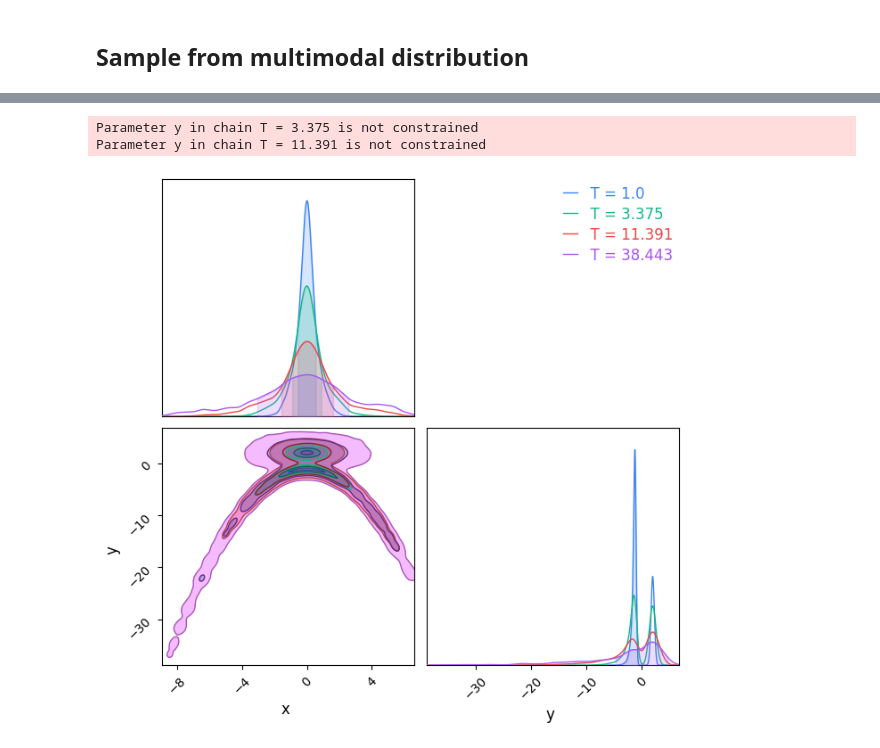
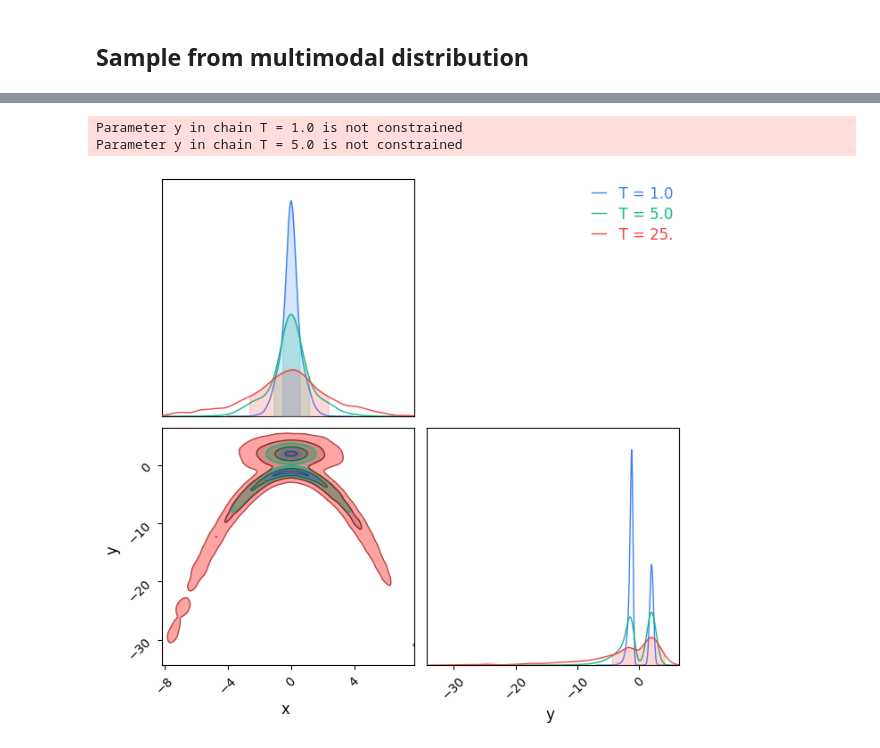
Before and after one commit to aiden-g12321/miscMCMC, a Jupyter notebook: samplers/pt_test.ipynb, the cells around one changed output, grey strips where cells are left out. Saved outputs shown, nothing was run; the diff lists cells and outputs as text; code cells hidden in the pictures.

```diff
--- a/samplers/pt_test.ipynb
+++ b/samplers/pt_test.ipynb
@@ -192,16 +192,16 @@ DE = [0.202 0.229 0.26  0.292 0.324 0.342 0.377 0.411 0.436 0.467]
 PT = [1. 1. 1. 1. 1. 1. 1. 1. 1. 0.]
 # %%
 # plot multimodal distribution (at multiple temperatures)
-chain_ndxs_to_plot = np.r_[:num_chains][::3]
+chain_ndxs_to_plot = np.r_[:num_chains][::4]
 burnin = num_samples // 10
 dfs = [pd.DataFrame(samples[ndx, burnin::10], columns=['x','y'])
        for ndx in chain_ndxs_to_plot]
 temps = [temperature_ladder[ndx] for ndx in chain_ndxs_to_plot]
 c = ChainConsumer()
 for ii, (df, temp) in enumerate(zip(dfs, temps)):
-    c.add_chain(Chain(samples=df, name=f'T = {np.round(temp, 3)}'))
+    c.add_chain(Chain(samples=df, name=f'T = {str(temp)[:3]}'))
 fig = c.plotter.plot()
 # %% [output]
-Parameter y in chain T = 3.375 is not constrained
-Parameter y in chain T = 11.391 is not constrained
+Parameter y in chain T = 1.0 is not constrained
+Parameter y in chain T = 5.0 is not constrained
-[figure, old version]
+[figure, new version]
```
Also changed, not shown: parts of 4 cells of this notebook.
